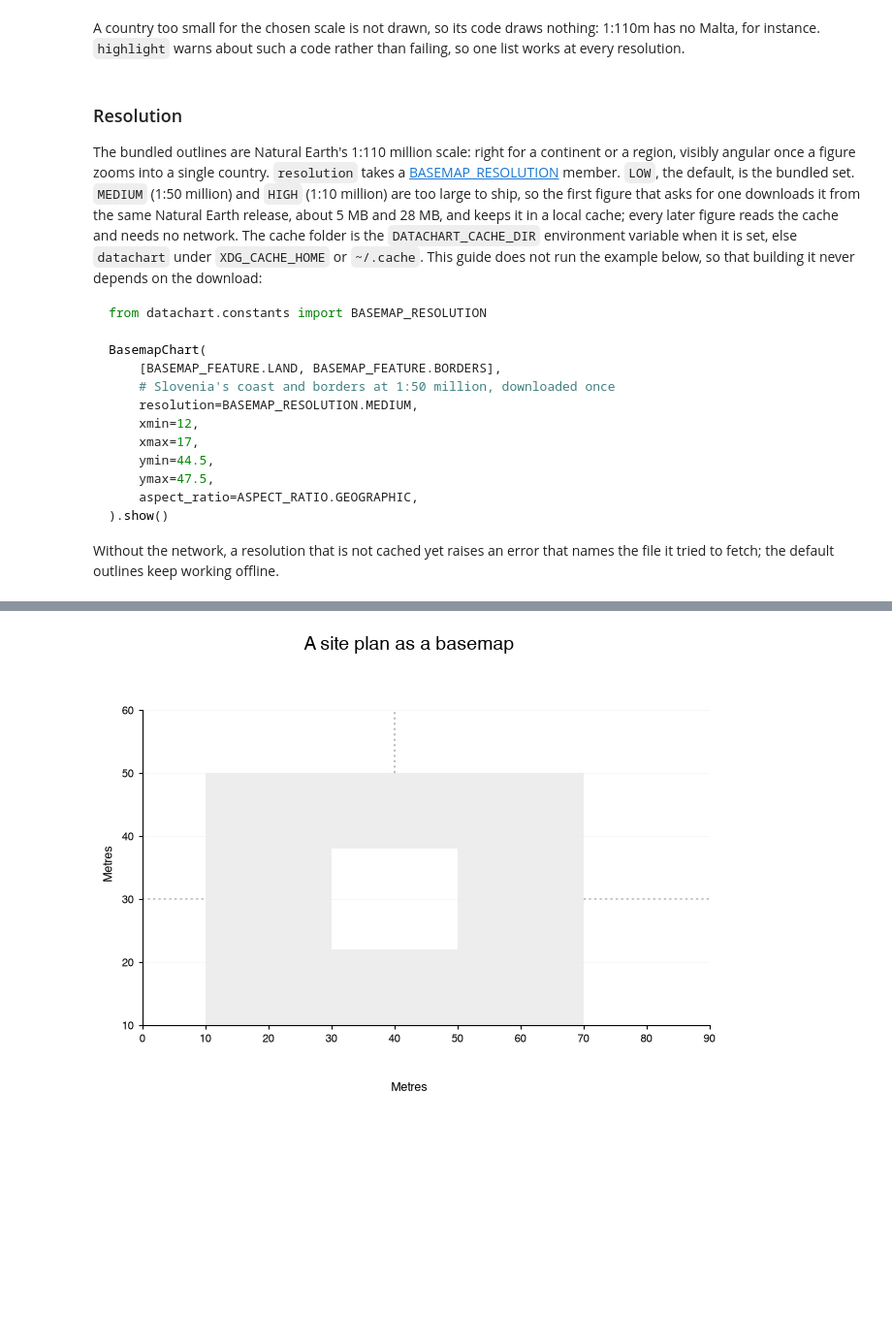
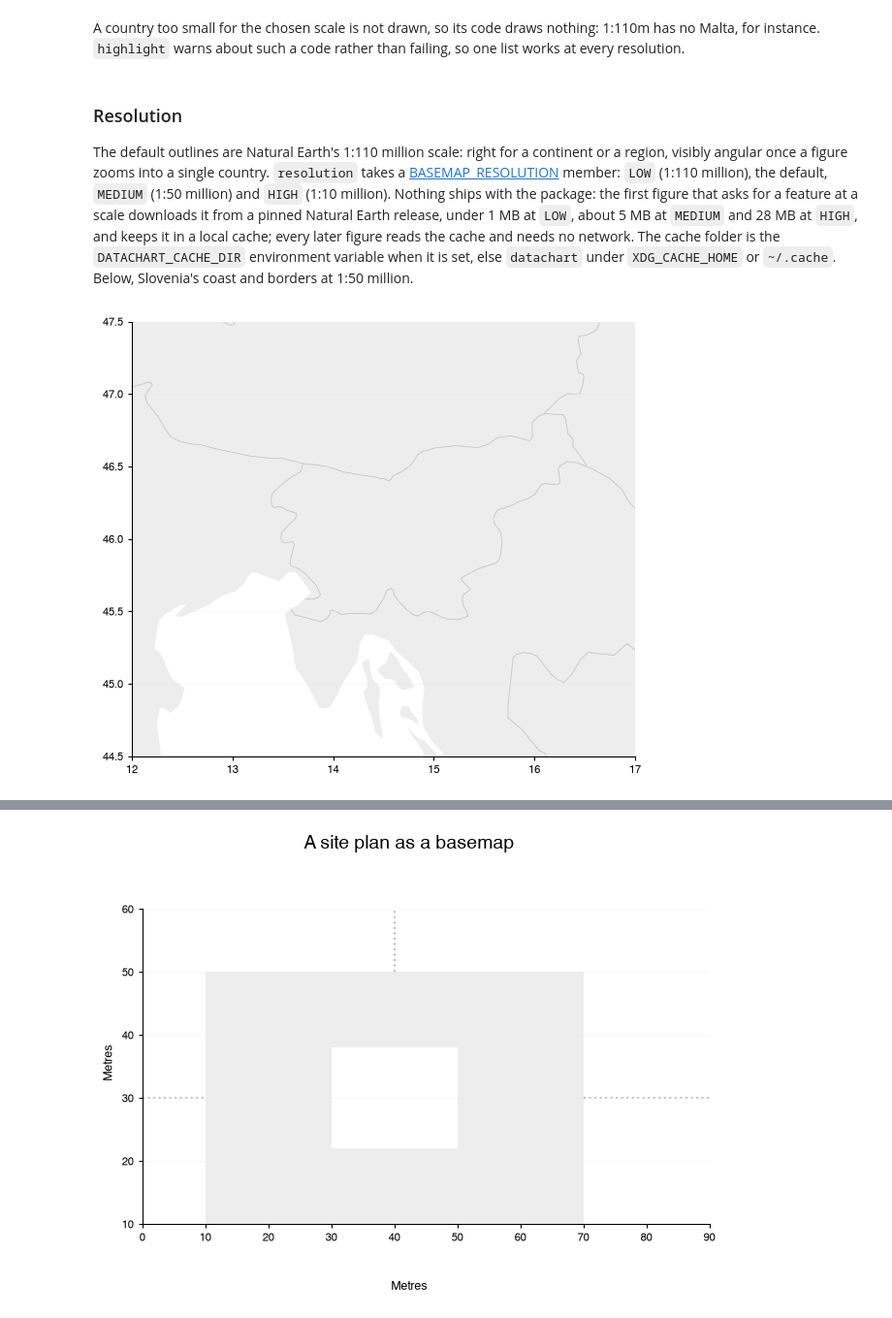
Before and after one commit to eriknovak/datachart, a Jupyter notebook: docs/how-to-guides/charts/basemapchart.ipynb, the cells around one changed output, grey strips where cells are left out. Shown at 97% size. Saved outputs shown, nothing was run; the diff lists cells and outputs as text; code cells hidden in the pictures; blank space fills up the shorter version.

````diff
--- a/docs/how-to-guides/charts/basemapchart.ipynb
+++ b/docs/how-to-guides/charts/basemapchart.ipynb
@@ -230,21 +231,19 @@ A country too small for the chosen scale is not drawn, so its code draws nothing
 # %% [markdown]
 ### Resolution
 
-The bundled outlines are Natural Earth's 1:110 million scale: right for a continent or a region, visibly angular once a figure zooms into a single country. `resolution` takes a [BASEMAP_RESOLUTION](../../../references/constants/#datachart.constants.BASEMAP_RESOLUTION) member. `LOW`, the default, is the bundled set. `MEDIUM` (1:50 million) and `HIGH` (1:10 million) are too large to ship, so the first figure that asks for one downloads it from the same Natural Earth release, about 5 MB and 28 MB, and keeps it in a local cache; every later figure reads the cache and needs no network. The cache folder is the `DATACHART_CACHE_DIR` environment variable when it is set, else `datachart` under `XDG_CACHE_HOME` or `~/.cache`. This guide does not run the example below, so that building it never depends on the download:
-
-```python
-from datachart.constants import BASEMAP_RESOLUTION
-
-BasemapChart(
-    [BASEMAP_FEATURE.LAND, BASEMAP_FEATURE.BORDERS],
-    # Slovenia's coast and borders at 1:50 million, downloaded once
-    resolution=BASEMAP_RESOLUTION.MEDIUM,
-    xmin=12,
-    xmax=17,
-    ymin=44.5,
-    ymax=47.5,
-    aspect_ratio=ASPECT_RATIO.GEOGRAPHIC,
-).show()
-```
-
-Without the network, a resolution that is not cached yet raises an error that names the file it tried to fetch; the default outlines keep working offline.
+The default outlines are Natural Earth's 1:110 million scale: right for a continent or a region, visibly angular once a figure zooms into a single country. `resolution` takes a [BASEMAP_RESOLUTION](../../../references/constants/#datachart.constants.BASEMAP_RESOLUTION) member: `LOW` (1:110 million), the default, `MEDIUM` (1:50 million) and `HIGH` (1:10 million). Nothing ships with the package: the first figure that asks for a feature at a scale downloads it from a pinned Natural Earth release, under 1 MB at `LOW`, about 5 MB at `MEDIUM` and 28 MB at `HIGH`, and keeps it in a local cache; every later figure reads the cache and needs no network. The cache folder is the `DATACHART_CACHE_DIR` environment variable when it is set, else `datachart` under `XDG_CACHE_HOME` or `~/.cache`. Below, Slovenia's coast and borders at 1:50 million.
+# %%
+from datachart.constants import BASEMAP_RESOLUTION
+
+BasemapChart(
+    [BASEMAP_FEATURE.LAND, BASEMAP_FEATURE.BORDERS],
+    # Slovenia's coast and borders at 1:50 million, downloaded once
+    resolution=BASEMAP_RESOLUTION.MEDIUM,
+    xmin=12,
+    xmax=17,
+    ymin=44.5,
+    ymax=47.5,
+    aspect_ratio=ASPECT_RATIO.GEOGRAPHIC,
+).show()
+# %% [output]
+[figure, added]
````
Also changed, not shown: parts of 9 cells of this notebook, 23 other files.
